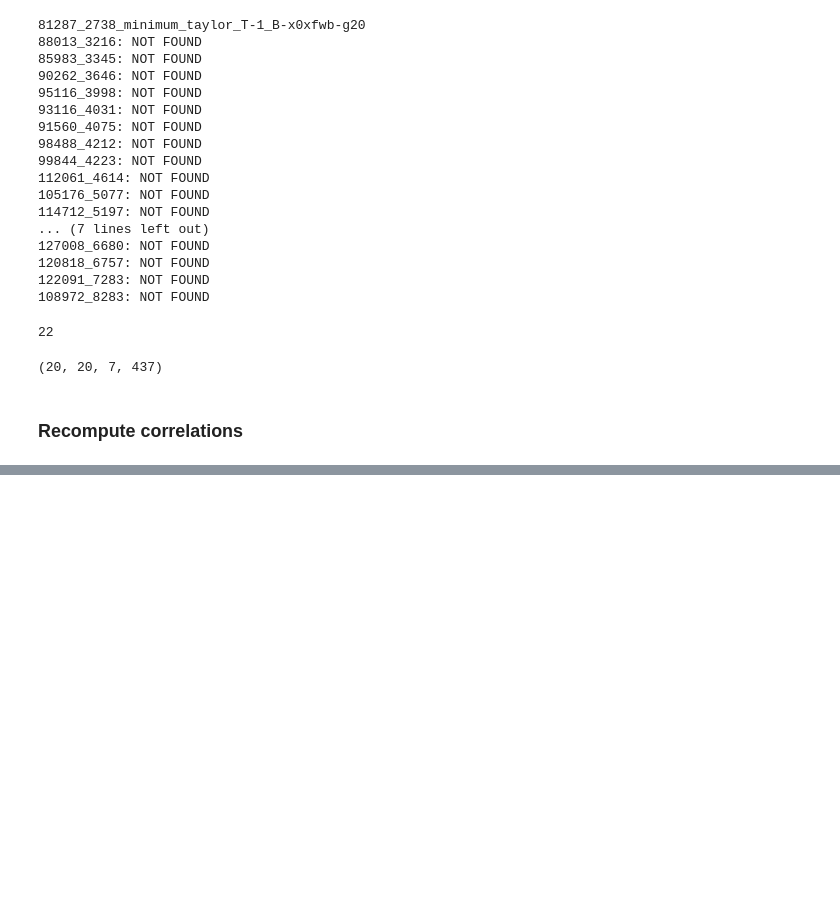
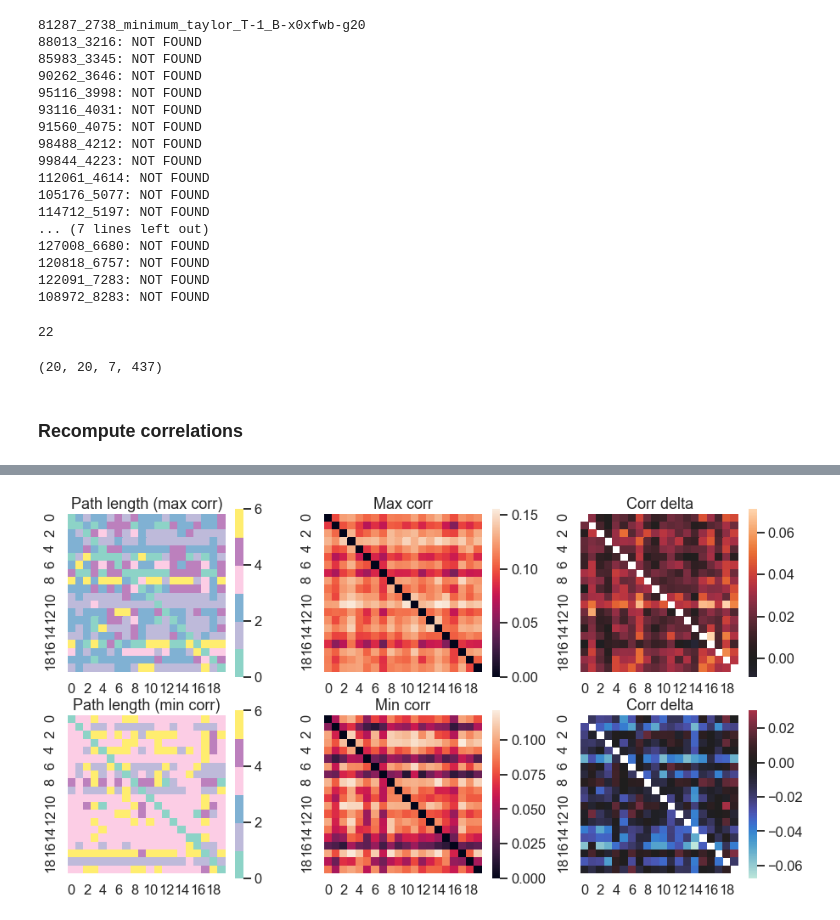
Before and after one commit to lindenmp/nct_hierarchy, a Jupyter notebook: 1_code/results_individuals.ipynb, the cells around one changed output, grey strips where cells are left out. Drawn from its saved outputs; the diff is of its cells as text; code cells hidden in the pictures; blank space fills up the shorter version.

```diff
--- a/1_code/results_individuals.ipynb
+++ b/1_code/results_individuals.ipynb
@@ -433,0 +473,19 @@ f.savefig(outfile_prefix+'drop_taylor_max_corr.png', dpi = 150, bbox_inches = 't
+# %%
+f, ax = plt.subplots(2, 3, figsize=(15, 8))
+f.subplots_adjust(wspace=0.3)
+
+sns.heatmap(r_max_corr_taylor, ax=ax[0,0], square = True, cmap=plt.cm.get_cmap('Set3', 6))
+ax[0,0].set_title('Path length (max corr)');
+sns.heatmap(r_max_corr, ax=ax[0,1], square = True)
+ax[0,1].set_title('Max corr');
+sns.heatmap(r_max_corr-np.abs(r), ax=ax[0,2], square = True, center = 0)
+ax[0,2].set_title('Corr delta');
+
+sns.heatmap(r_min_corr_taylor, ax=ax[1,0], square = True, cmap=plt.cm.get_cmap('Set3', 6))
+ax[1,0].set_title('Path length (min corr)');
+sns.heatmap(r_min_corr, ax=ax[1,1], square = True)
+ax[1,1].set_title('Min corr');
+sns.heatmap(r_min_corr-np.abs(r), ax=ax[1,2], square = True, center = 0)
+ax[1,2].set_title('Corr delta');
+# %% [output]
+[figure, added]
```
Also changed, not shown: parts of 16 cells of this notebook, 1 other file.
